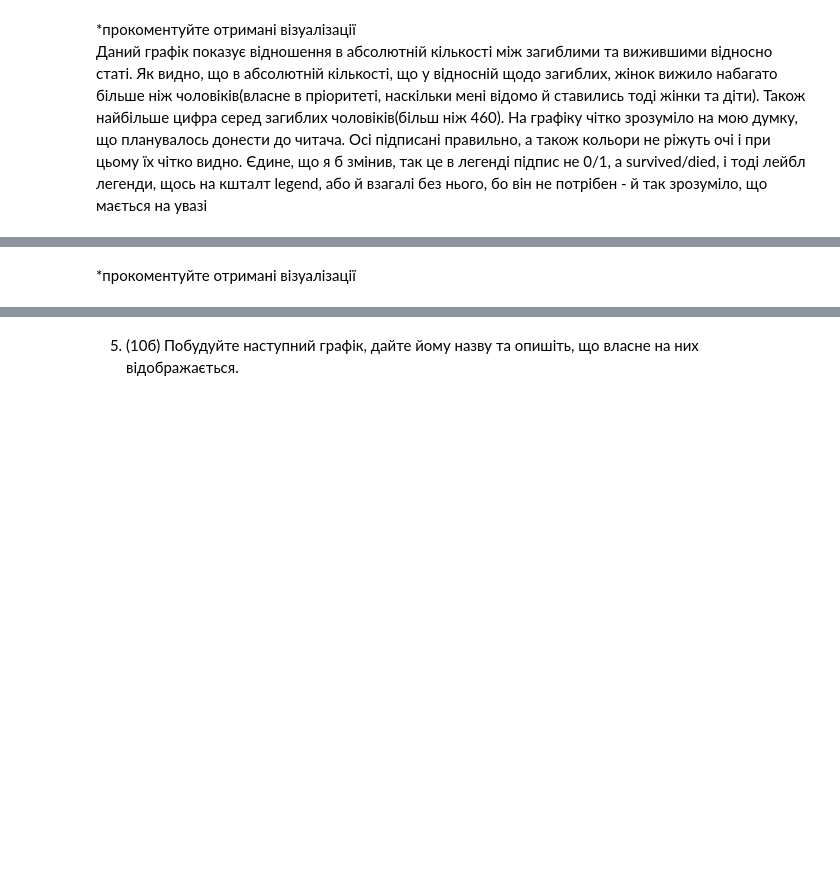
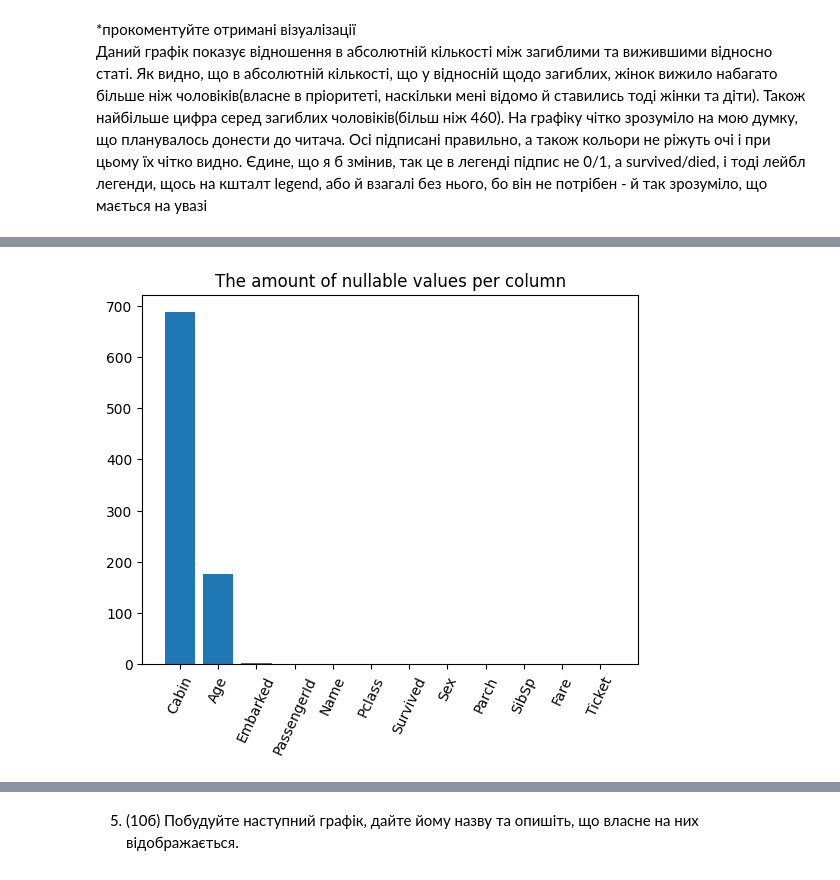
Before and after one commit to MaFiN1337/python-for-big-data-and-data-science, a Jupyter notebook: python_practice_10_2025.ipynb, the cells around one changed output, grey strips where cells are left out. Saved outputs shown, nothing was run; the diff lists cells and outputs as text; code cells hidden in the pictures; blank space fills up the shorter version.

```diff
--- a/python_practice_10_2025.ipynb
+++ b/python_practice_10_2025.ipynb
@@ -100,5 +100,15 @@ plt.show()
 4. (20б) Відобразіть кількість пропущених значень в датасеті по кожній із змінних.
 
 ![image.png](embedded-picture-1)
-# %% [markdown]
-*прокоментуйте отримані візуалізації
+# %%
+working_data = df.isna().agg("sum")
+working_data.sort_values(inplace=True, ascending=False)
+figure3, ax3 = plt.subplots()
+ax3.set_title("The amount of nullable values per column")
+x = np.arange(working_data.shape[0])
+ax3.set_xticks(x)
+ax3.set_xticklabels(working_data.index, rotation=65)
+ax3.bar(x, working_data.values)
+plt.show()
+# %% [output]
+[figure, added]
```
Also changed, not shown: parts of 2 cells of this notebook.
